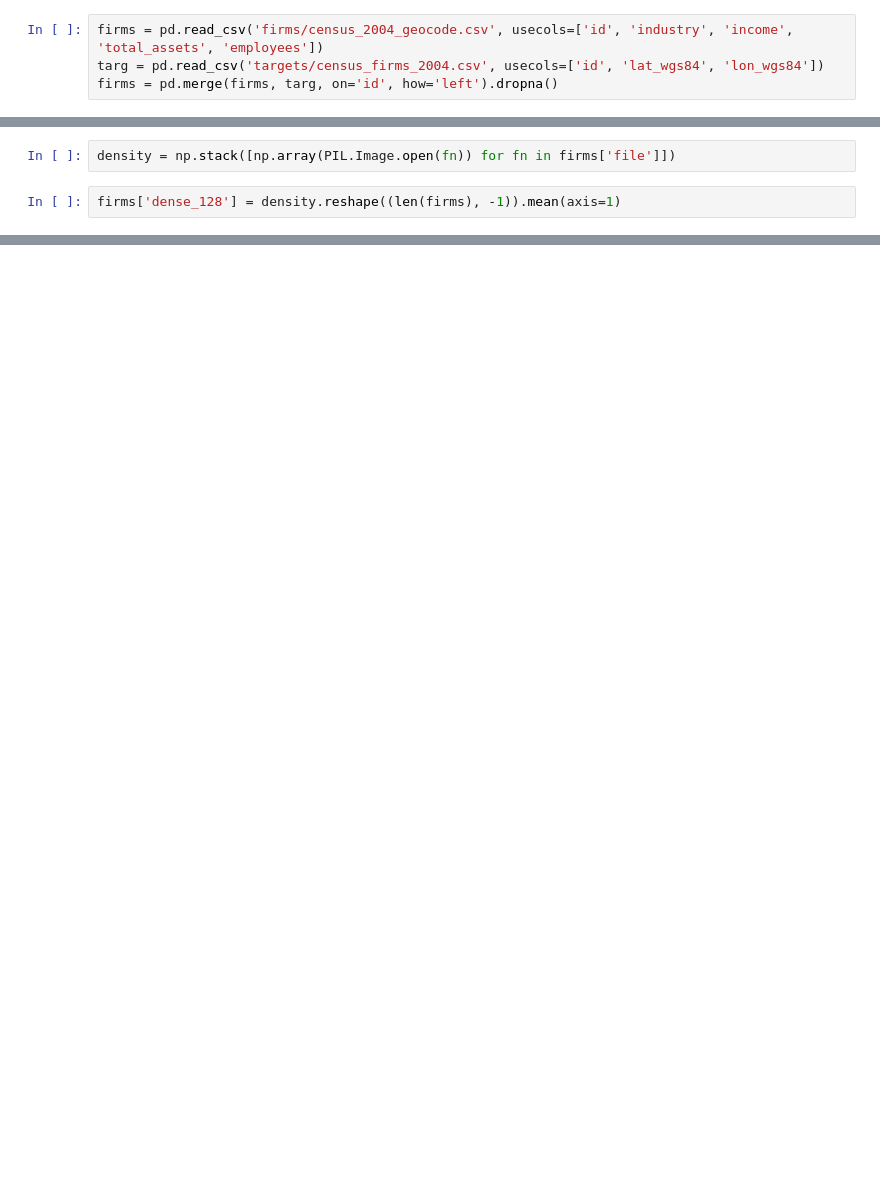
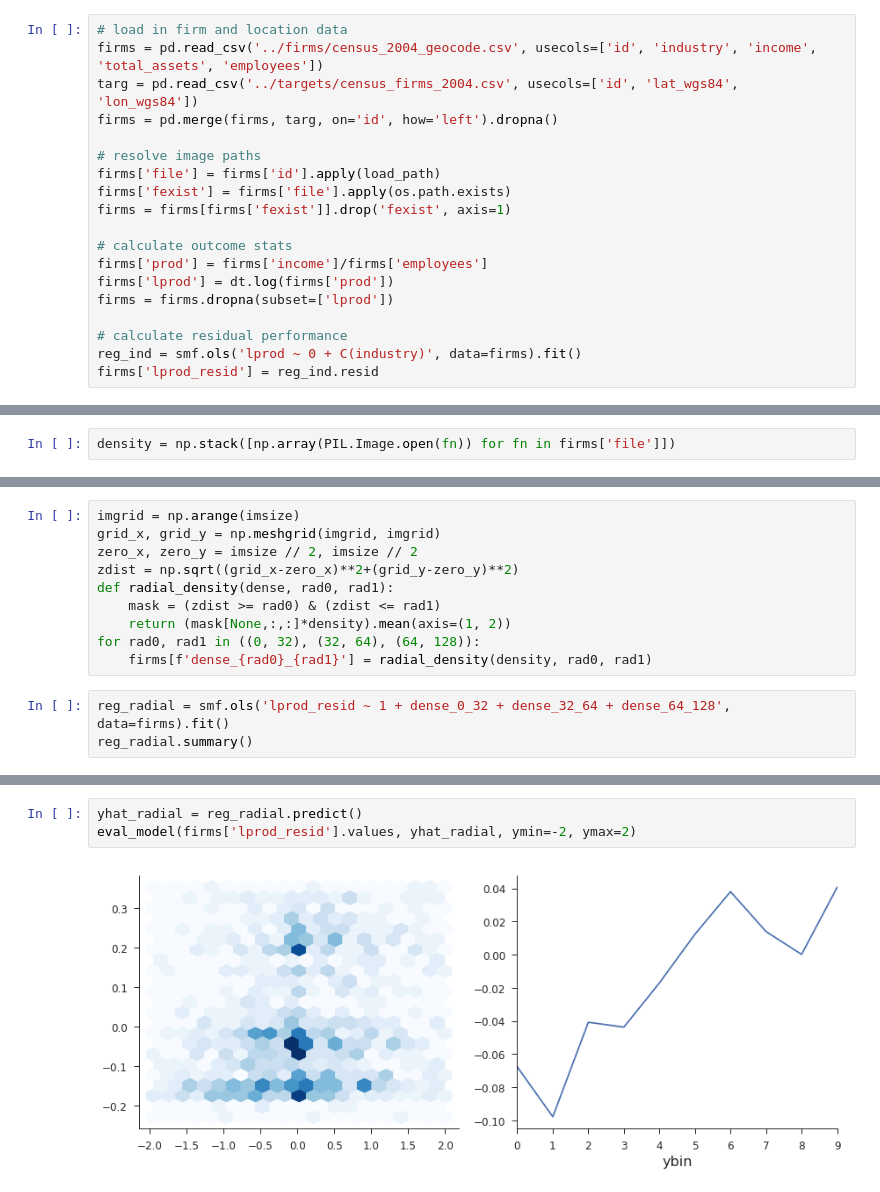
Before and after one commit to iamlemec/landsat, a Jupyter notebook: notebooks/classical.ipynb, the cells around one changed output, grey strips where cells are left out. Cells and saved outputs as stored; diff of their text form; blank space fills up the shorter version.

```diff
--- a/notebooks/classical.ipynb
+++ b/notebooks/classical.ipynb
@@ -22,4 +47,19 @@ def load_path(tag, base='tiles/density', ext='jpg'):
 # %%
-firms = pd.read_csv('firms/census_2004_geocode.csv', usecols=['id', 'industry', 'income', 'total_assets', 'employees'])
-targ = pd.read_csv('targets/census_firms_2004.csv', usecols=['id', 'lat_wgs84', 'lon_wgs84'])
+# load in firm and location data
+firms = pd.read_csv('../firms/census_2004_geocode.csv', usecols=['id', 'industry', 'income', 'total_assets', 'employees'])
+targ = pd.read_csv('../targets/census_firms_2004.csv', usecols=['id', 'lat_wgs84', 'lon_wgs84'])
 firms = pd.merge(firms, targ, on='id', how='left').dropna()
+
+# resolve image paths
+firms['file'] = firms['id'].apply(load_path)
+firms['fexist'] = firms['file'].apply(os.path.exists)
+firms = firms[firms['fexist']].drop('fexist', axis=1)
+
+# calculate outcome stats
+firms['prod'] = firms['income']/firms['employees']
+firms['lprod'] = dt.log(firms['prod'])
+firms = firms.dropna(subset=['lprod'])
+
+# calculate residual performance
+reg_ind = smf.ols('lprod ~ 0 + C(industry)', data=firms).fit()
+firms['lprod_resid'] = reg_ind.resid
@@ -34,4 +66,2 @@ firms = firms.dropna(subset=['lprod'])
 # %%
 density = np.stack([np.array(PIL.Image.open(fn)) for fn in firms['file']])
-# %%
-firms['dense_128'] = density.reshape((len(firms), -1)).mean(axis=1)
@@ -39,0 +68,13 @@ firms['dense_128'].hist();
+# %%
+imgrid = np.arange(imsize)
+grid_x, grid_y = np.meshgrid(imgrid, imgrid)
+zero_x, zero_y = imsize // 2, imsize // 2
+zdist = np.sqrt((grid_x-zero_x)**2+(grid_y-zero_y)**2)
+def radial_density(dense, rad0, rad1):
+    mask = (zdist >= rad0) & (zdist <= rad1)
+    return (mask[None,:,:]*density).mean(axis=(1, 2))
+for rad0, rad1 in ((0, 32), (32, 64), (64, 128)):
+    firms[f'dense_{rad0}_{rad1}'] = radial_density(density, rad0, rad1)
+# %%
+reg_radial = smf.ols('lprod_resid ~ 1 + dense_0_32 + dense_32_64 + dense_64_128', data=firms).fit()
+reg_radial.summary()
@@ -39,0 +103,5 @@ firms['dense_128'].hist();
+# %%
+yhat_radial = reg_radial.predict()
+eval_model(firms['lprod_resid'].values, yhat_radial, ymin=-2, ymax=2)
+# %% [output]
+[figure, added]
```
Also changed, not shown: parts of 9 cells of this notebook, 9 other files.
